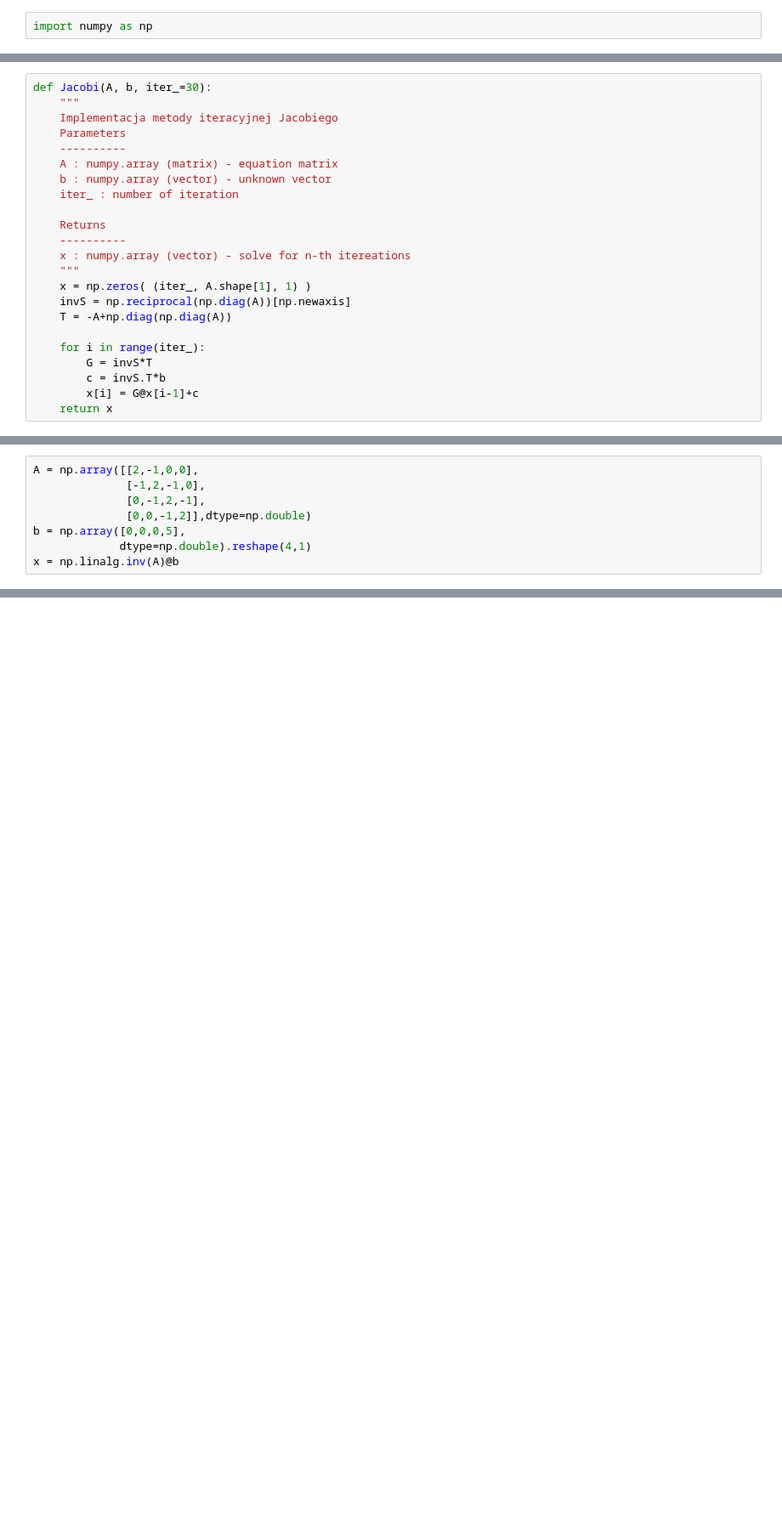
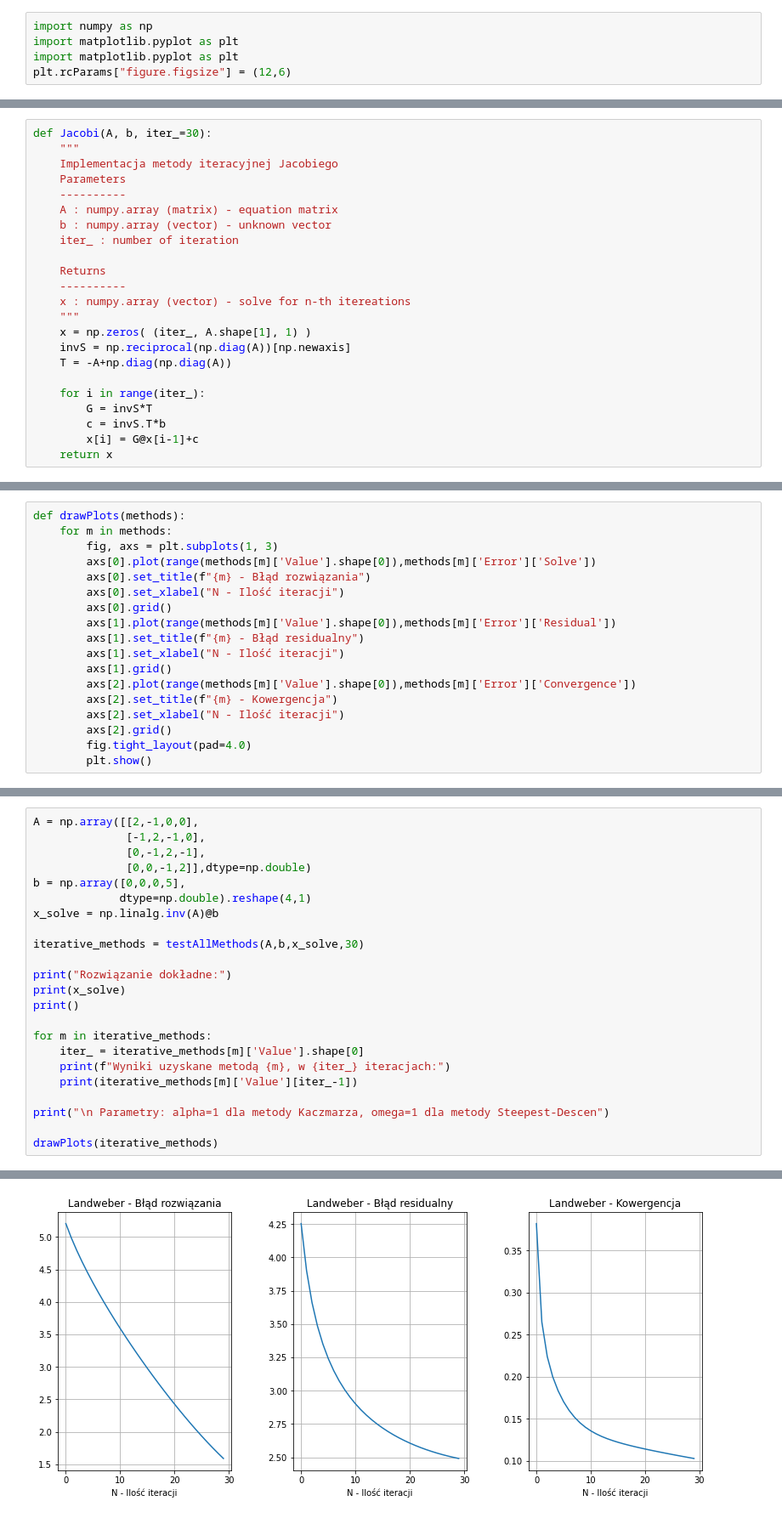
Before and after one commit to BezdzietnyAntoni/MNiO, a Jupyter notebook: List5.ipynb, the cells around one changed output, grey strips where cells are left out. Shown at 85% size. Cells and saved outputs as stored; diff of their text form; blank space fills up the shorter version.

Commit message:
Solved exercise 1

```diff
--- a/List5.ipynb
+++ b/List5.ipynb
@@ -1,2 +1,5 @@
 # %%
 import numpy as np
+import matplotlib.pyplot as plt
+import matplotlib.pyplot as plt
+plt.rcParams["figure.figsize"] = (12,6)
@@ -148,3 +191,21 @@ def Kaczmarz(A, b, alp_=1, iter_ = 30):
+# %%
+def drawPlots(methods):
+    for m in methods:
+        fig, axs = plt.subplots(1, 3)
+        axs[0].plot(range(methods[m]['Value'].shape[0]),methods[m]['Error']['Solve'])
+        axs[0].set_title(f"{m} - Błąd rozwiązania")
+        axs[0].set_xlabel("N - Ilość iteracji")
+        axs[0].grid()
+        axs[1].plot(range(methods[m]['Value'].shape[0]),methods[m]['Error']['Residual'])
+        axs[1].set_title(f"{m} - Błąd residualny")
+        axs[1].set_xlabel("N - Ilość iteracji")
+        axs[1].grid()
+        axs[2].plot(range(methods[m]['Value'].shape[0]),methods[m]['Error']['Convergence'])
+        axs[2].set_title(f"{m} - Kowergencja")
+        axs[2].set_xlabel("N - Ilość iteracji")
+        axs[2].grid()
+        fig.tight_layout(pad=4.0)
+        plt.show()
 # %% [markdown]
 ---
 ## Zadanie 1
@@ -157,5 +216,20 @@ A = np.array([[2,-1,0,0],
               [0,0,-1,2]],dtype=np.double)
 b = np.array([0,0,0,5],
              dtype=np.double).reshape(4,1)
-x = np.linalg.inv(A)@b
+x_solve = np.linalg.inv(A)@b
+
+iterative_methods = testAllMethods(A,b,x_solve,30)
+
+print("Rozwiązanie dokładne:")
+print(x_solve)
+print()
+
+for m in iterative_methods:
+    iter_ = iterative_methods[m]['Value'].shape[0]
+    print(f"Wyniki uzyskane metodą {m}, w {iter_} iteracjach:")
+    print(iterative_methods[m]['Value'][iter_-1])
+
+print("\n Parametry: alpha=1 dla metody Kaczmarza, omega=1 dla metody Steepest-Descen")
+
+drawPlots(iterative_methods)
 # %% [output]
@@ -178,0 +253 @@ x = np.linalg.inv(A)@b
+[figure, added]
```
Also changed, not shown: parts of 12 cells of this notebook.
